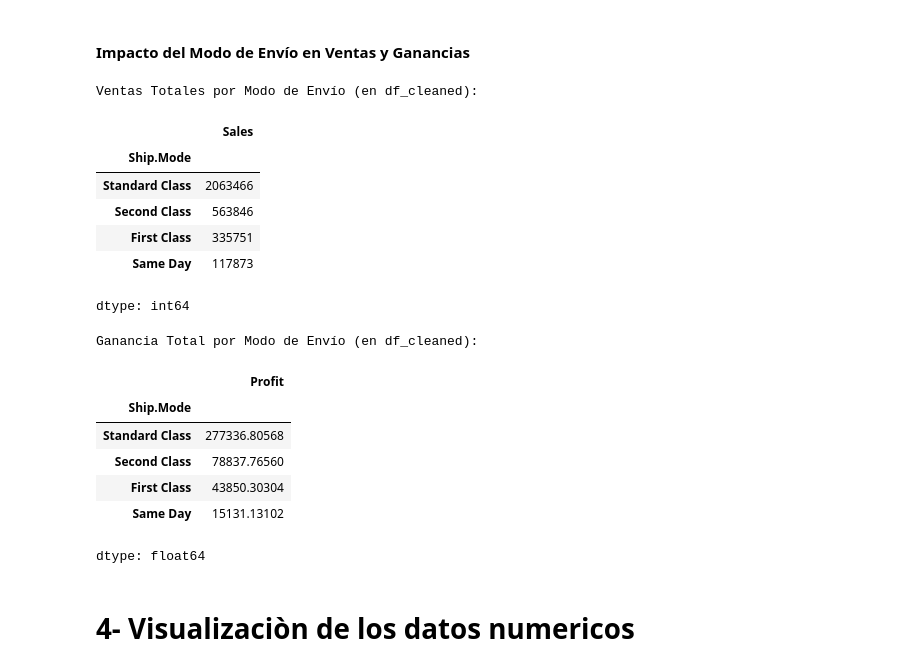
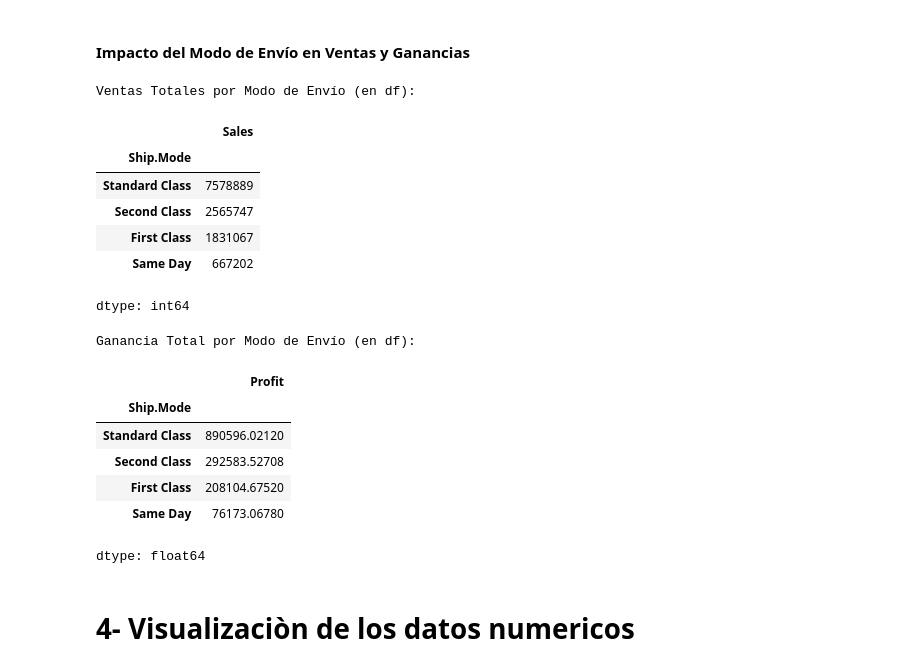
Before and after one commit to DAGP1145/Machinlearning, a Jupyter notebook: Machinelearning.ipynb, the cells around one changed output. Drawn from its saved outputs; the diff is of its cells as text; code cells hidden in the pictures.

```diff
--- a/Machinelearning.ipynb
+++ b/Machinelearning.ipynb
@@ -526,30 +508,30 @@ dtype: float64
 # %% [markdown]
 #### Impacto del Modo de Envío en Ventas y Ganancias
 # %%
-sales_by_ship_mode = df_cleaned.groupby('Ship.Mode')['Sales'].sum().sort_values(ascending=False)
-profit_by_ship_mode = df_cleaned.groupby('Ship.Mode')['Profit'].sum().sort_values(ascending=False)
+sales_by_ship_mode = df.groupby('Ship.Mode')['Sales'].sum().sort_values(ascending=False)
+profit_by_ship_mode = df.groupby('Ship.Mode')['Profit'].sum().sort_values(ascending=False)
 
-print("Ventas Totales por Modo de Envío (en df_cleaned):")
+print("Ventas Totales por Modo de Envío (en df):")
 display(sales_by_ship_mode)
 
-print("\nGanancia Total por Modo de Envío (en df_cleaned):")
+print("\nGanancia Total por Modo de Envío (en df):")
 display(profit_by_ship_mode)
 # %% [output]
-Ventas Totales por Modo de Envío (en df_cleaned):
+Ventas Totales por Modo de Envío (en df):
 |  | Sales |
 | Ship.Mode |  |
-| Standard Class | 2063466 |
-| Second Class | 563846 |
-| First Class | 335751 |
-| Same Day | 117873 |
+| Standard Class | 7578889 |
+| Second Class | 2565747 |
+| First Class | 1831067 |
+| Same Day | 667202 |
 dtype: int64
-Ganancia Total por Modo de Envío (en df_cleaned):
+Ganancia Total por Modo de Envío (en df):
 |  | Profit |
 | Ship.Mode |  |
-| Standard Class | 277336.80568 |
-| Second Class | 78837.76560 |
-| First Class | 43850.30304 |
-| Same Day | 15131.13102 |
+| Standard Class | 890596.02120 |
+| Second Class | 292583.52708 |
+| First Class | 208104.67520 |
+| Same Day | 76173.06780 |
 dtype: float64
 # %% [markdown]
 # 4- Visualizaciòn de los datos numericos
```
Also changed, not shown: parts of 28 cells of this notebook.
